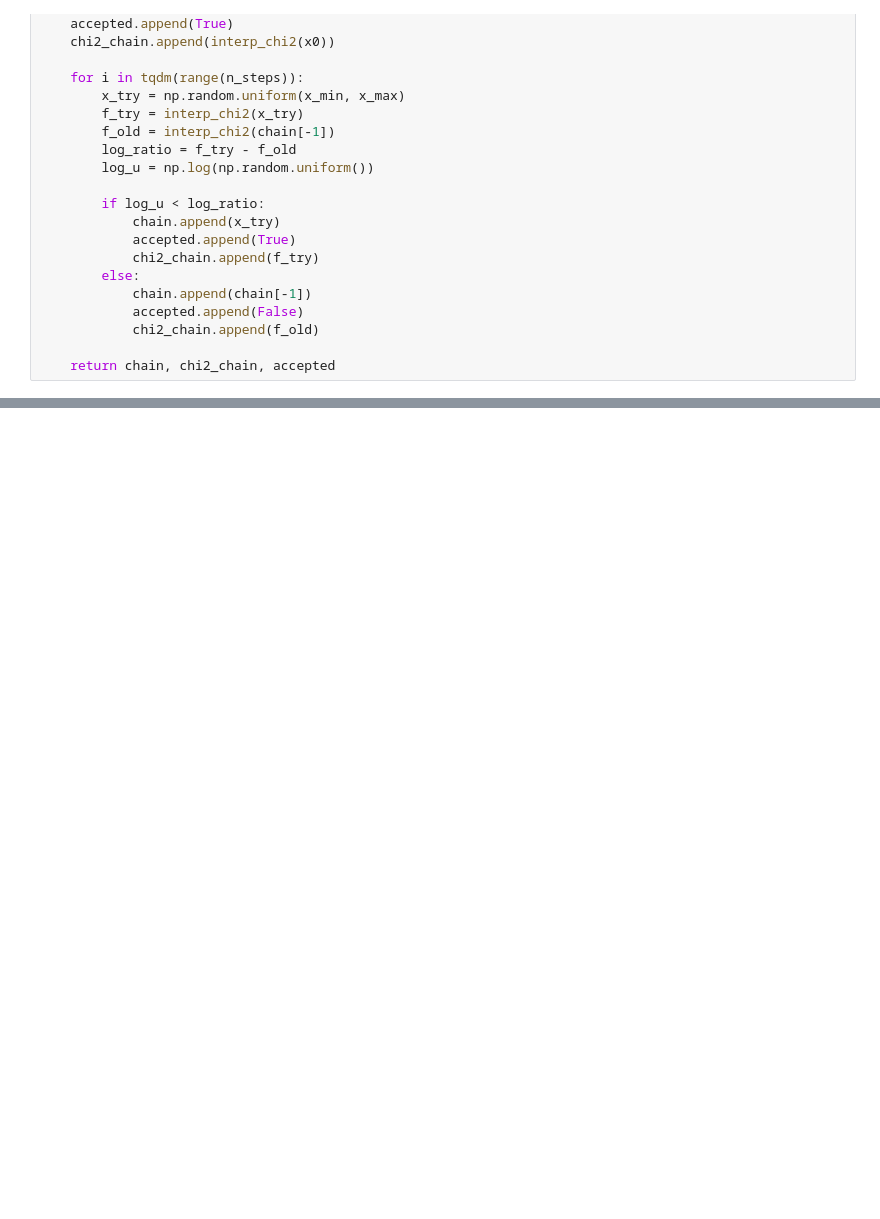
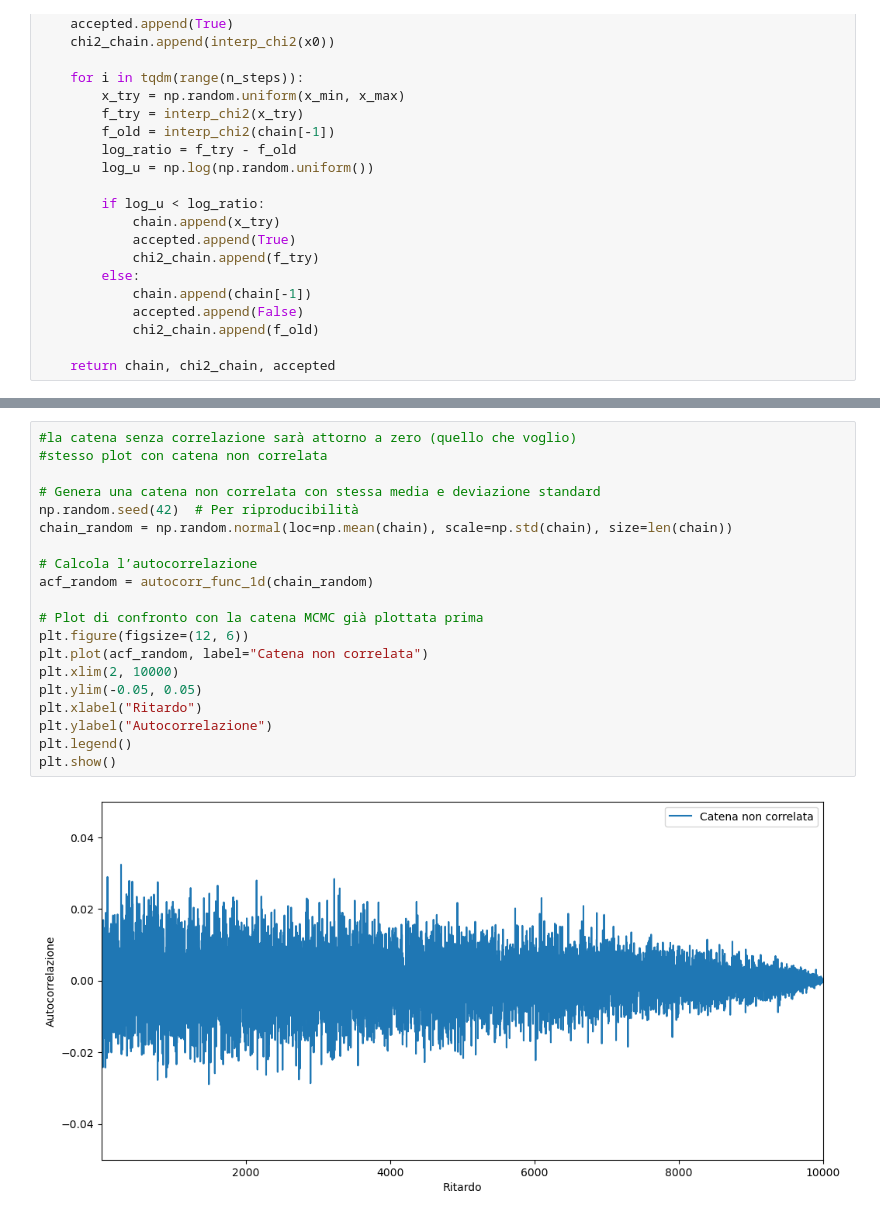
Before and after one commit to ElenaCarloni/astrocosmolib, a Jupyter notebook: Lessons/Estimation/MCMC.ipynb, the cells around one changed output, grey strips where cells are left out. Drawn from its saved outputs; the diff is of its cells as text; blank space fills up the shorter version.

```diff
--- a/Lessons/Estimation/MCMC.ipynb
+++ b/Lessons/Estimation/MCMC.ipynb
@@ -62,0 +117,22 @@ Omega_m:  0.2990663004569128 +/- 0.008809350889875344
+# %%
+#la catena senza correlazione sarà attorno a zero (quello che voglio)
+#stesso plot con catena non correlata
+
+# Genera una catena non correlata con stessa media e deviazione standard
+np.random.seed(42)  # Per riproducibilità
+chain_random = np.random.normal(loc=np.mean(chain), scale=np.std(chain), size=len(chain))
+
+# Calcola l’autocorrelazione
+acf_random = autocorr_func_1d(chain_random)
+
+# Plot di confronto con la catena MCMC già plottata prima
+plt.figure(figsize=(12, 6))
+plt.plot(acf_random, label="Catena non correlata")
+plt.xlim(2, 10000)
+plt.ylim(-0.05, 0.05)
+plt.xlabel("Ritardo")
+plt.ylabel("Autocorrelazione")
+plt.legend()
+plt.show()
+# %% [output]
+[figure, added]
```
Also changed, not shown: parts of 4 cells of this notebook, 5 other files.
